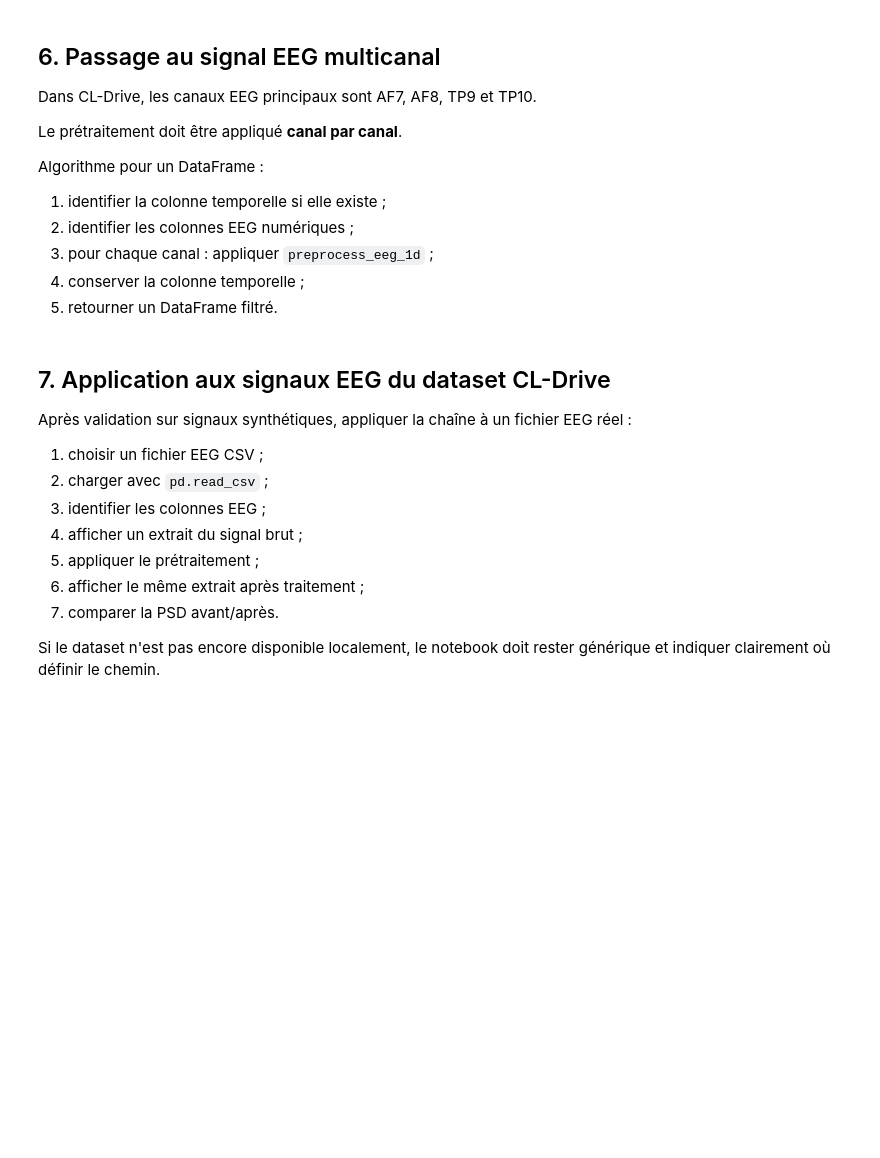
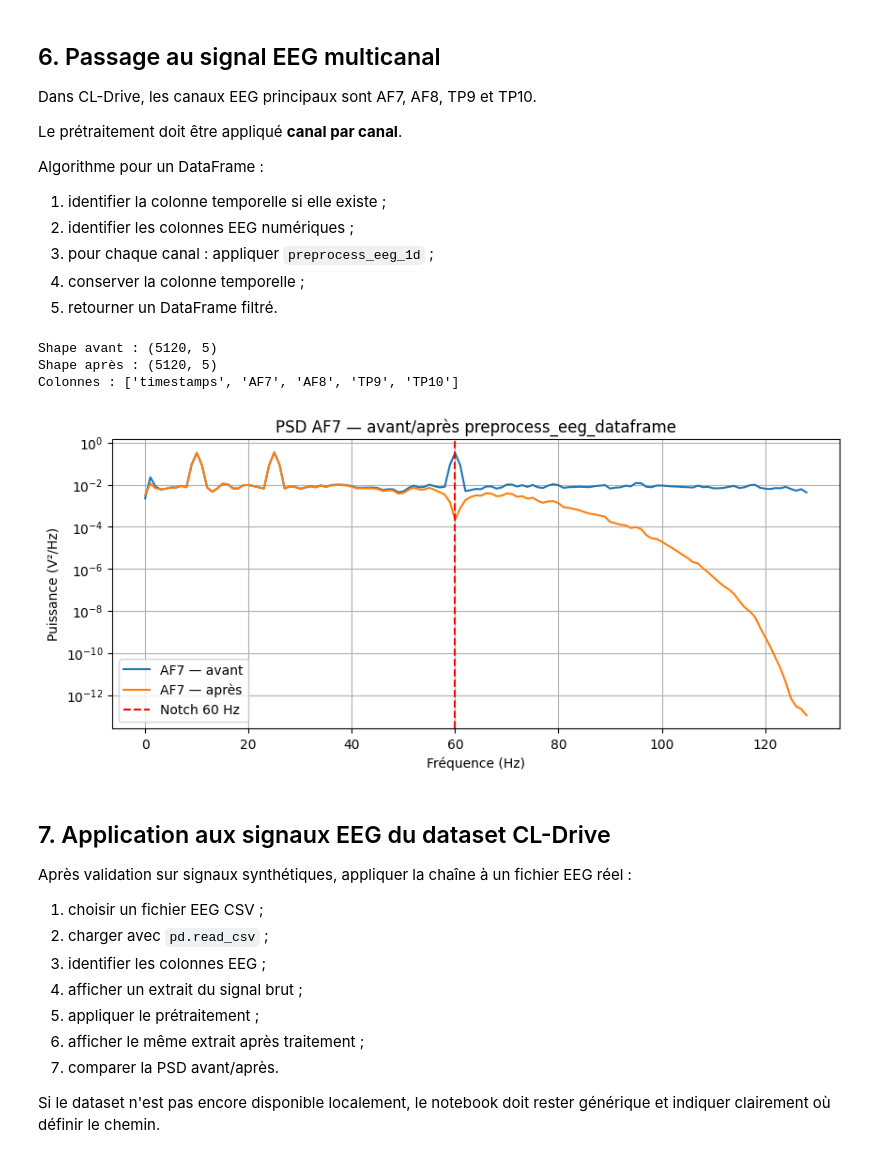
Before and after one commit to Adrien7782/Cerveau_Machine, a Jupyter notebook: TD3.ipynb, the cells around one changed output. Drawn from its saved outputs; the diff is of its cells as text; code cells hidden in the pictures; blank space fills up the shorter version.

Commit message:
TD3: Activité 5

```diff
--- a/TD3.ipynb
+++ b/TD3.ipynb
@@ -525,7 +535,84 @@ Algorithme pour un DataFrame :
 4. conserver la colonne temporelle ;
 5. retourner un DataFrame filtré.
 # %%
-# Activité 5 — Implémenter ici une fonction preprocess_eeg_dataframe.
+import pandas as pd
+from scipy.signal import butter, sosfiltfilt, iirnotch, filtfilt
+
+def preprocess_eeg_1d(signal, fs=256, lowcut=0.4, highcut=75, order=2, notch_freq=60, Q=30):
+    x = np.array(signal, dtype=np.float64)
+
+    # Gestion des NaN courts par interpolation linéaire
+    nans = np.isnan(x)
+    if nans.any():
+        idx = np.arange(len(x))
+        x = np.interp(idx, idx[~nans], x[~nans])
+
+    # Filtre passe-bande
+    nyq = fs / 2
+    sos = butter(order, [lowcut / nyq, highcut / nyq], btype='bandpass', output='sos')
+    x = sosfiltfilt(sos, x)
+
+    # Filtre notch
+    b, a = iirnotch(notch_freq, Q, fs)
+    x = filtfilt(b, a, x)
+
+    return x
+
+
+def preprocess_eeg_dataframe(df, fs=256, lowcut=0.4, highcut=75, order=2, notch_freq=60, Q=30):
+    # 1. Identifier la colonne temporelle
+    time_cols = [c for c in df.columns if "time" in c.lower() or "timestamp" in c.lower()]
+    col_time = time_cols[0] if time_cols else None
+
+    # 2. Identifier les colonnes EEG numériques
+    eeg_cols = [c for c in df.select_dtypes(include=[np.number]).columns if c != col_time]
+
+    # 3. Copie pour ne pas modifier le DataFrame original
+    df_filtered = df.copy()
+
+    # 4. Appliquer preprocess_eeg_1d canal par canal
+    for col in eeg_cols:
+        df_filtered[col] = preprocess_eeg_1d(
+            df[col].values, fs=fs, lowcut=lowcut, highcut=highcut,
+            order=order, notch_freq=notch_freq, Q=Q
+        )
+
+    return df_filtered
+
+
+# --- Test sur un DataFrame synthétique 4 canaux ---
+df_test = pd.DataFrame({
+    "timestamps": t,
+    "AF7":  signal_synthetique,
+    "AF8":  signal_synthetique + np.random.normal(0, 0.3, len(t)),
+    "TP9":  signal_synthetique + np.random.normal(0, 0.3, len(t)),
+    "TP10": signal_synthetique + np.random.normal(0, 0.3, len(t)),
+})
+
+print("Shape avant :", df_test.shape)
+df_preprocessed = preprocess_eeg_dataframe(df_test)
+print("Shape après :", df_preprocessed.shape)
+print("Colonnes :", df_preprocessed.columns.tolist())
+
+# Vérification PSD AF7 avant/après
+f_av, Pxx_av = scp.signal.welch(df_test["AF7"].values, fs)
+f_ap, Pxx_ap = scp.signal.welch(df_preprocessed["AF7"].values, fs)
+
+plt.figure(figsize=(10, 4))
+plt.semilogy(f_av, Pxx_av, label="AF7 — avant")
+plt.semilogy(f_ap, Pxx_ap, label="AF7 — après")
+plt.axvline(60, color='r', linestyle='--', label="Notch 60 Hz")
+plt.title("PSD AF7 — avant/après preprocess_eeg_dataframe")
+plt.xlabel("Fréquence (Hz)")
+plt.ylabel("Puissance (V²/Hz)")
+plt.legend()
+plt.grid(True)
+plt.show()
+# %% [output]
+Shape avant : (5120, 5)
+Shape après : (5120, 5)
+Colonnes : ['timestamps', 'AF7', 'AF8', 'TP9', 'TP10']
+[figure, added]
 # %% [markdown]
 ## 7. Application aux signaux EEG du dataset CL-Drive
 
```
Also changed, not shown: parts of 4 cells of this notebook.
